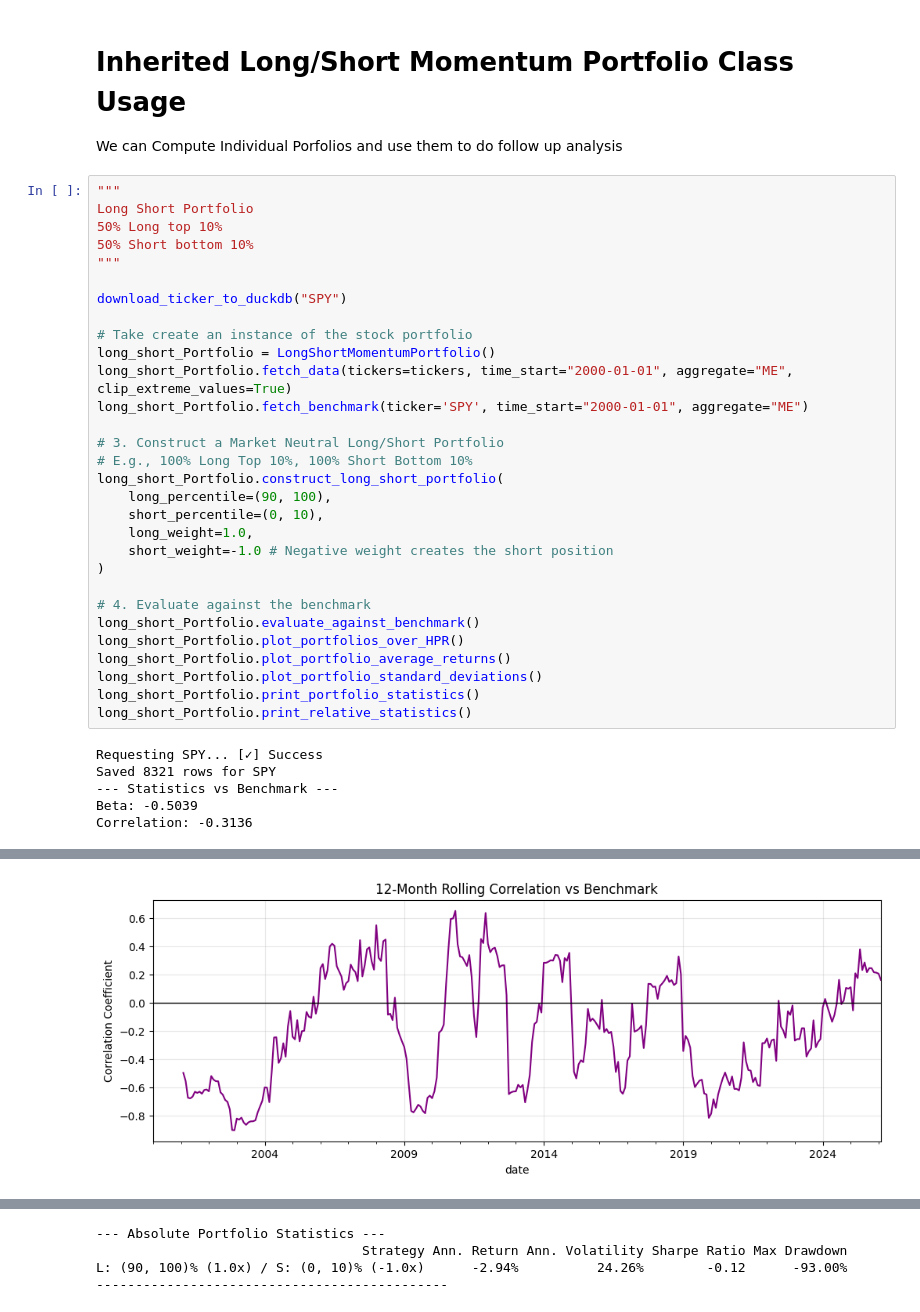
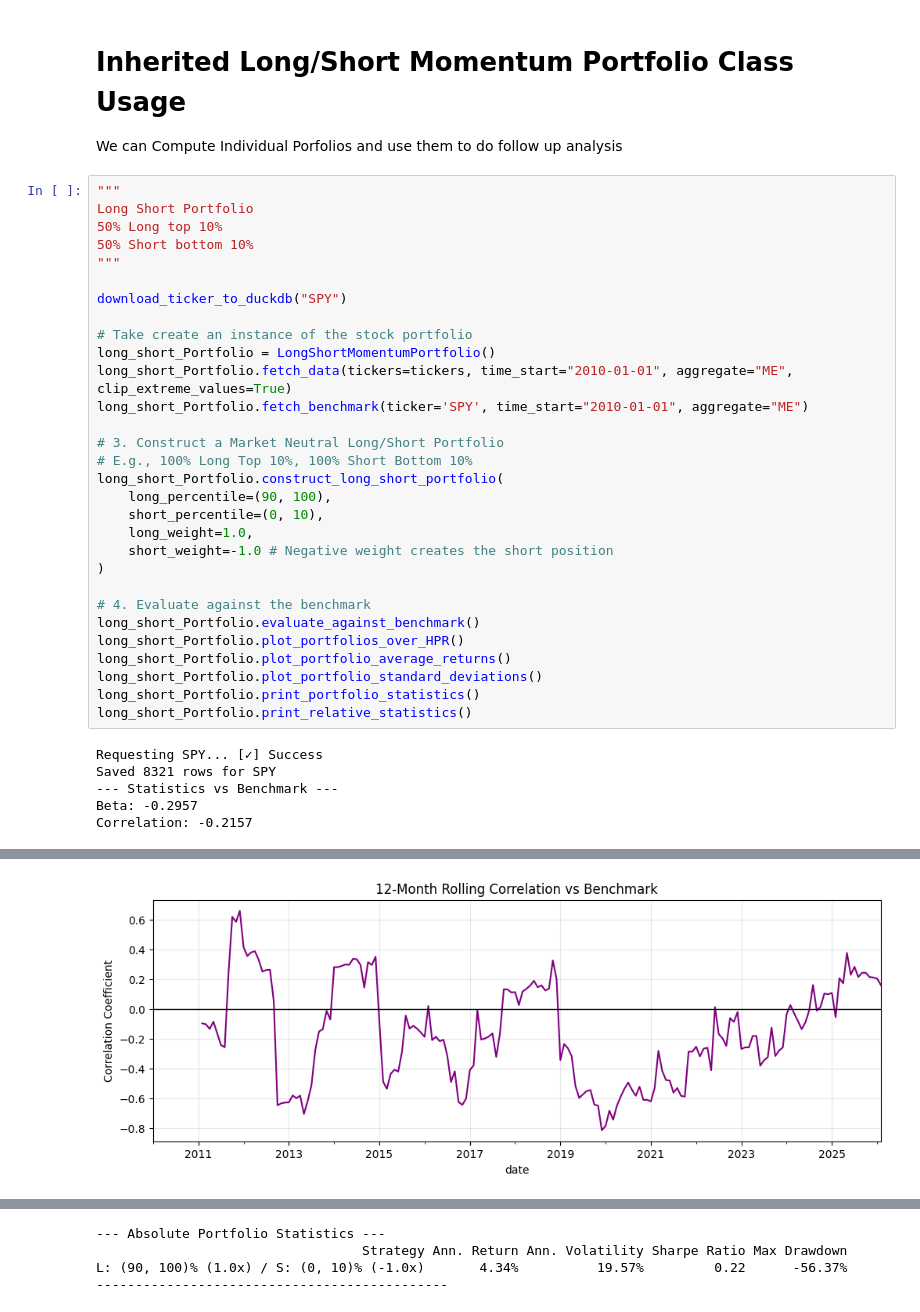
Before and after one commit to julenmm/Momentum, a Jupyter notebook: Analysis/1_momentum_portfolios.ipynb, the cells around one changed output, grey strips where cells are left out. Saved outputs shown, nothing was run; the diff lists cells and outputs as text.

```diff
--- a/Analysis/1_momentum_portfolios.ipynb
+++ b/Analysis/1_momentum_portfolios.ipynb
@@ -887,8 +889,8 @@ download_ticker_to_duckdb("SPY")
 
 # Take create an instance of the stock portfolio
 long_short_Portfolio = LongShortMomentumPortfolio()
-long_short_Portfolio.fetch_data(tickers=tickers, time_start="2000-01-01", aggregate="ME", clip_extreme_values=True)
-long_short_Portfolio.fetch_benchmark(ticker='SPY', time_start="2000-01-01", aggregate="ME")
+long_short_Portfolio.fetch_data(tickers=tickers, time_start="2010-01-01", aggregate="ME", clip_extreme_values=True)
+long_short_Portfolio.fetch_benchmark(ticker='SPY', time_start="2010-01-01", aggregate="ME")
 
 # 3. Construct a Market Neutral Long/Short Portfolio
 # E.g., 100% Long Top 10%, 100% Short Bottom 10%
@@ -910,5 +912,5 @@ long_short_Portfolio.print_relative_statistics()
 Requesting SPY... [✓] Success
 Saved 8321 rows for SPY
 --- Statistics vs Benchmark ---
-Beta: -0.5039
-Correlation: -0.3136
+Beta: -0.2957
+Correlation: -0.2157
@@ -916 +918 @@ Correlation: -0.3136
-[figure, old version]
+[figure, new version]
@@ -920,4 +922,4 @@ Correlation: -0.3136
 --- Absolute Portfolio Statistics ---
                                   Strategy Ann. Return Ann. Volatility Sharpe Ratio Max Drawdown
-L: (90, 100)% (1.0x) / S: (0, 10)% (-1.0x)      -2.94%          24.26%        -0.12      -93.00%
+L: (90, 100)% (1.0x) / S: (0, 10)% (-1.0x)       4.34%          19.57%         0.22      -56.37%
 ---------------------------------------------
```
Also changed, not shown: parts of 7 cells of this notebook.
